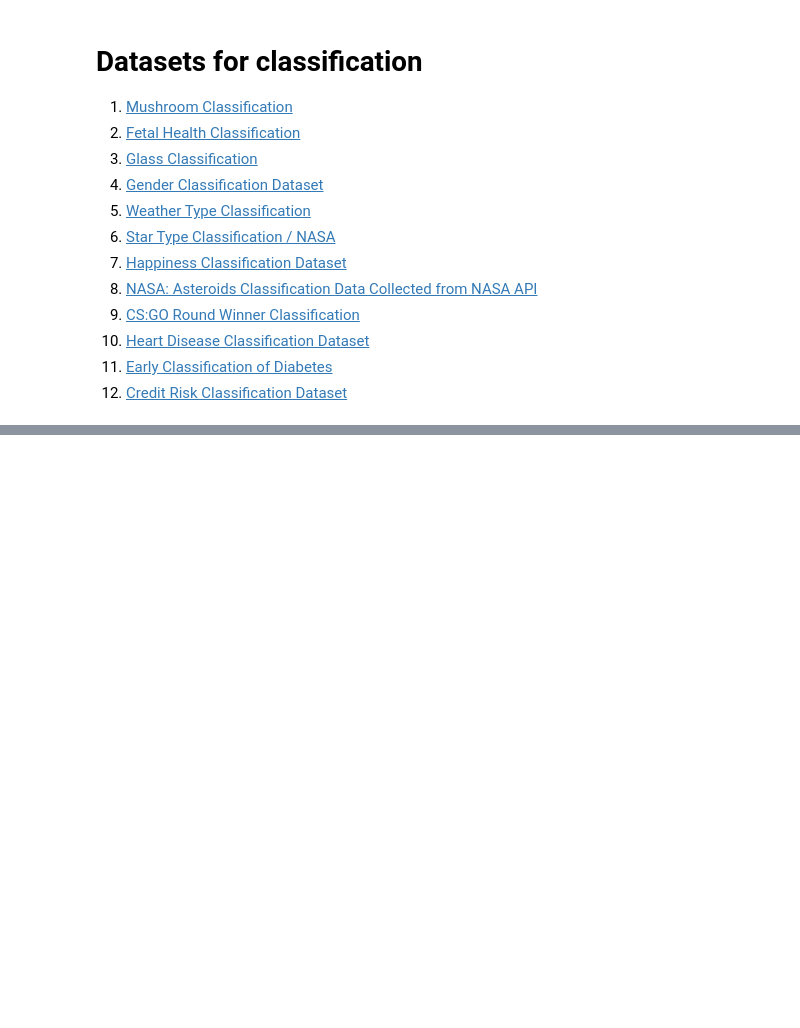
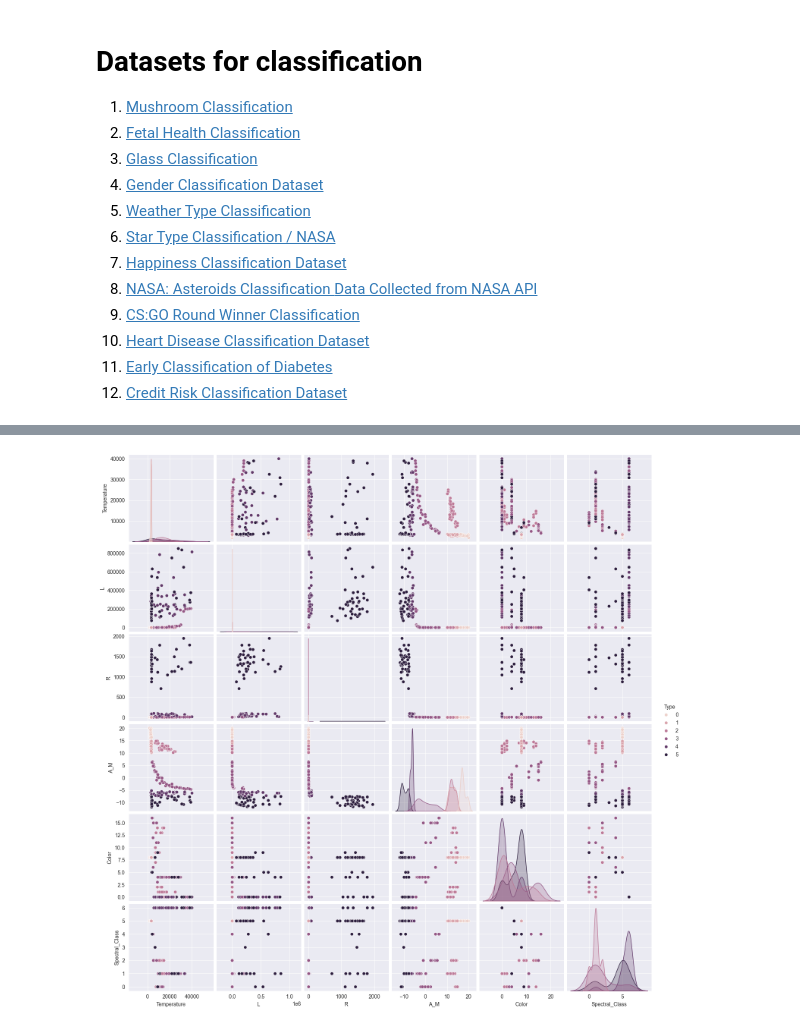
Before and after one commit to sgn-fade/ML, a Jupyter notebook: lab_works/lab_3/lab_3_classification.ipynb, the cells around one changed output, grey strips where cells are left out. Drawn from its saved outputs; the diff is of its cells as text; code cells hidden in the pictures; blank space fills up the shorter version.

```diff
--- a/lab_works/lab_3/lab_3_classification.ipynb
+++ b/lab_works/lab_3/lab_3_classification.ipynb
@@ -22,0 +29,5 @@ Data Collected from NASA API](https://www.kaggle.com/datasets/shrutimehta/nasa-a
+# %%
+df = pd.read_csv('src/Stars.csv')
+
+print(df.head())
+print(df.info())
@@ -22,0 +52,7 @@ Data Collected from NASA API](https://www.kaggle.com/datasets/shrutimehta/nasa-a
+# %%
+from sklearn.preprocessing import LabelEncoder
+
+label_encoder = LabelEncoder()
+df["Color"] = label_encoder.fit_transform(df["Color"])
+df["Spectral_Class"] = label_encoder.fit_transform(df["Spectral_Class"])
+df.head()
@@ -22,0 +66,5 @@ Data Collected from NASA API](https://www.kaggle.com/datasets/shrutimehta/nasa-a
+# %%
+sns.pairplot(df, hue='Type')
+plt.show()
+# %% [output]
+[figure, added]
```
Also changed, not shown: parts of 10 cells of this notebook, 1 other file.
